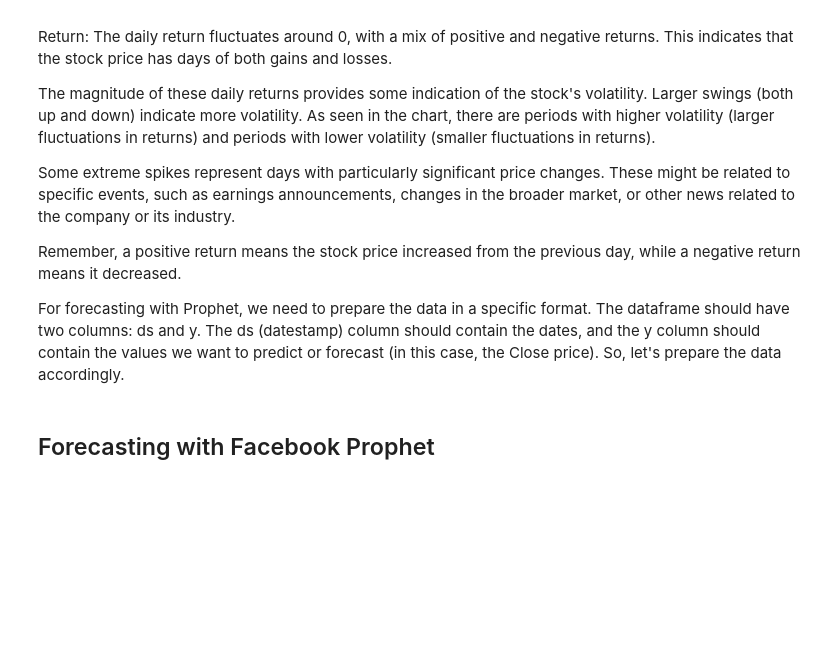
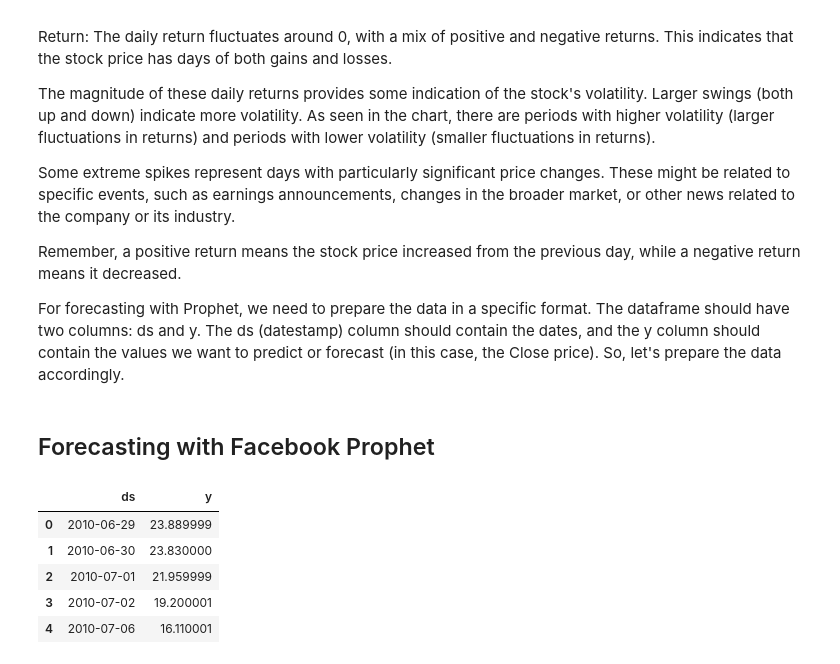
Before and after one commit to srsimonson/time-series-projects, a Jupyter notebook: prophet_stock_market_prediction.ipynb, the cells around one changed output. Saved outputs shown, nothing was run; the diff lists cells and outputs as text; code cells hidden in the pictures; blank space fills up the shorter version.

```diff
--- a/prophet_stock_market_prediction.ipynb
+++ b/prophet_stock_market_prediction.ipynb
@@ -180,3 +180,16 @@ Remember, a positive return means the stock price increased from the previous da
 For forecasting with Prophet, we need to prepare the data in a specific format. The dataframe should have two columns: ds and y. The ds (datestamp) column should contain the dates, and the y column should contain the values we want to predict or forecast (in this case, the Close price). So, let's prepare the data accordingly.
 # %% [markdown]
 ## Forecasting with Facebook Prophet
+# %%
+# Prepare the data for Prophet
+prophet_df = df.reset_index()[['Date', 'Close']]
+prophet_df.rename(columns={'Date': 'ds', 'Close': 'y'}, inplace=True)
+
+prophet_df.head()
+# %% [output]
+|  | ds | y |
+| 0 | 2010-06-29 | 23.889999 |
+| 1 | 2010-06-30 | 23.830000 |
+| 2 | 2010-07-01 | 21.959999 |
+| 3 | 2010-07-02 | 19.200001 |
+| 4 | 2010-07-06 | 16.110001 |
```
Also changed, not shown: parts of 2 cells of this notebook.
